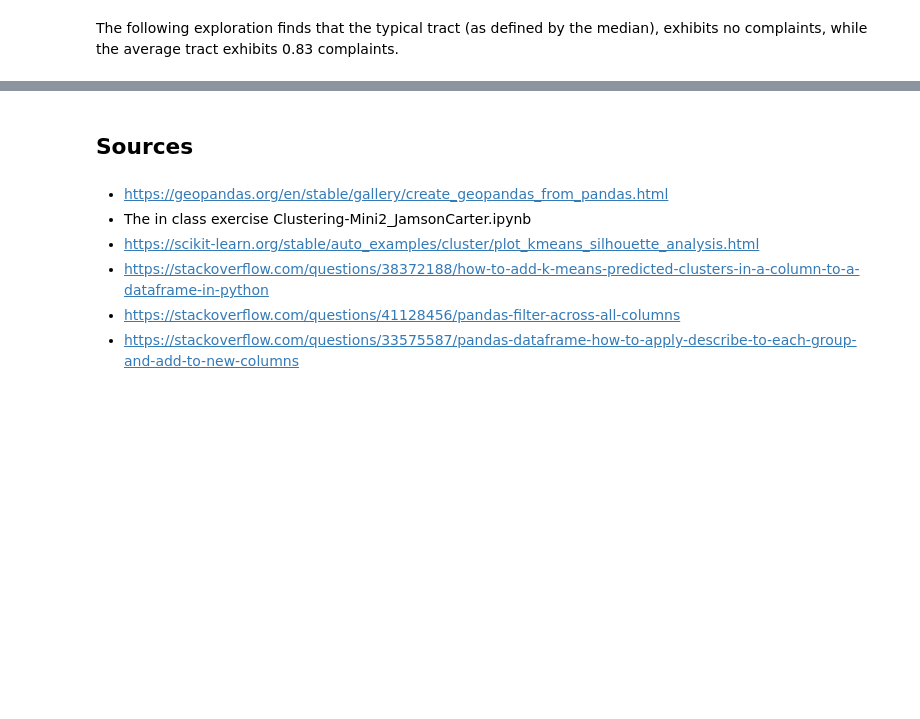
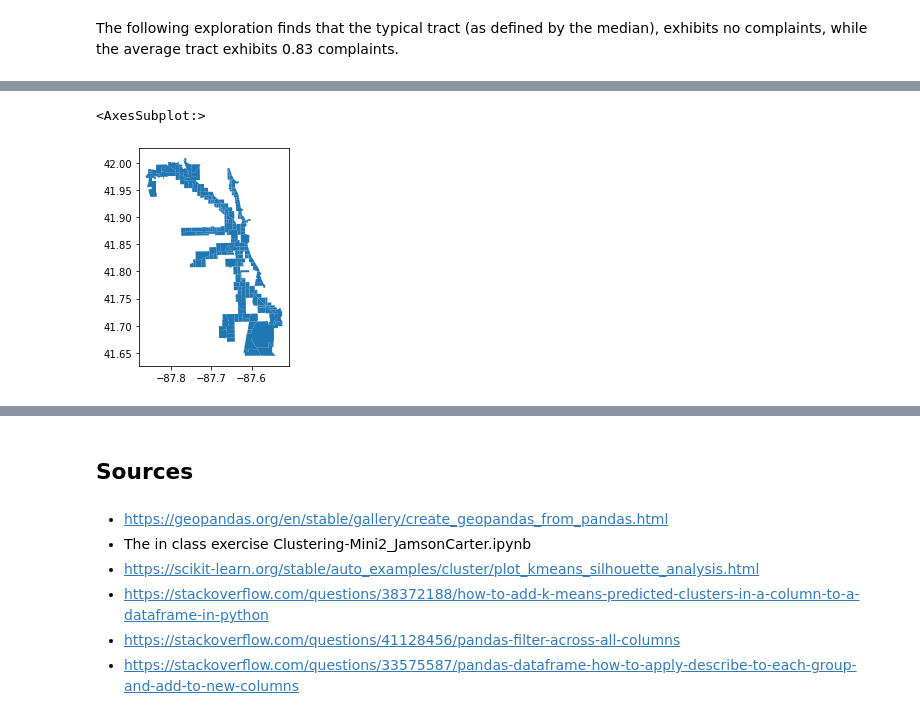
Before and after one commit to mihirbhaskar/chicago-complaints, a Jupyter notebook: code/6_AddGeographic.ipynb, the cells around one changed output, grey strips where cells are left out. Cells and saved outputs as stored; diff of their text form; code cells hidden in the pictures; blank space fills up the shorter version.

```diff
--- a/code/6_AddGeographic.ipynb
+++ b/code/6_AddGeographic.ipynb
@@ -23,7 +23,7 @@ import numpy as np
 from mpl_toolkits.axes_grid1 import make_axes_locatable
 # %%
 railroads = gpd.read_file(here('./data/raw/chicago-illinois-railroads.shp'))
-combined = pd.read_csv(here('./data/Combined.csv'))
+combined = pd.read_csv(here('./data/CleanACSFile.csv'))
 waterways = gpd.read_file(here('./data/raw/waterways.shp'))
 majorStreets = gpd.read_file(here('./data/raw/Major_Streets.shp'))
 # %% [markdown]
@@ -67,0 +32,3 @@ northern_rivers_canals = waterways[(waterways['name'] == 'NORTH BRANCH CHICAGO R
+# %%
+combined['geometry'] = gpd.GeoSeries.from_wkt(combined['geometry'])
+GeoData = gpd.GeoDataFrame(combined, geometry='geometry', crs='epsg:4326')
@@ -68,6 +70,6 @@ northern_rivers_canals = waterways[(waterways['name'] == 'NORTH BRANCH CHICAGO R
 # %%
 # calculating distance from each census tract centroid to each
-buffer_length_in_meters = (0.5 * 1000) * 1.60934
+buffer_length_in_meters = (0.25 * 1000) * 1.60934
 lakemichigan.plot()
 lakemichigan['geometry'] = lakemichigan.geometry.buffer(buffer_length_in_meters)
 lakemichigan.plot() # plot to ensure buffer was calculated.
@@ -127,0 +122,8 @@ railroads.plot() # plot to ensure buffer was calculated.
+# %%
+datRoads = joined_dataframe.drop(['CLASS', 'index_right'], axis = 1).drop_duplicates()
+datRoads['MajorRd_qmile'] = 1
+
+datRoads.plot()
+# %% [output]
+<AxesSubplot:>
+[figure, added]
```
Also changed, not shown: parts of 29 cells of this notebook, 2 other files.
